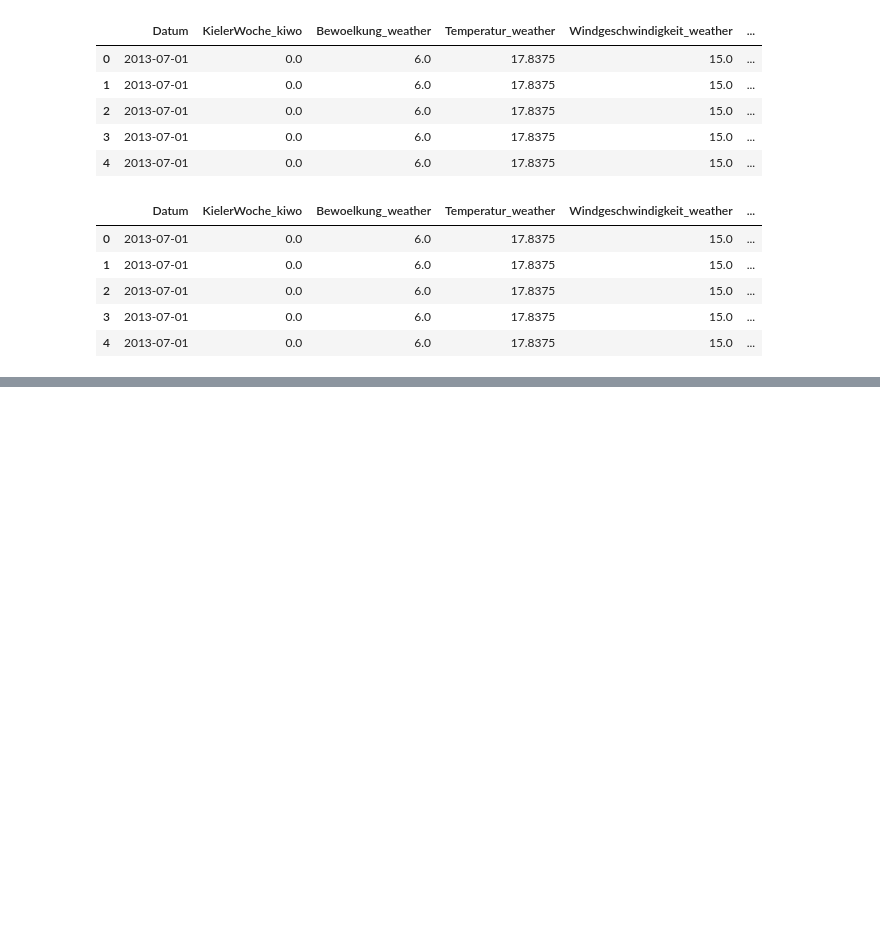
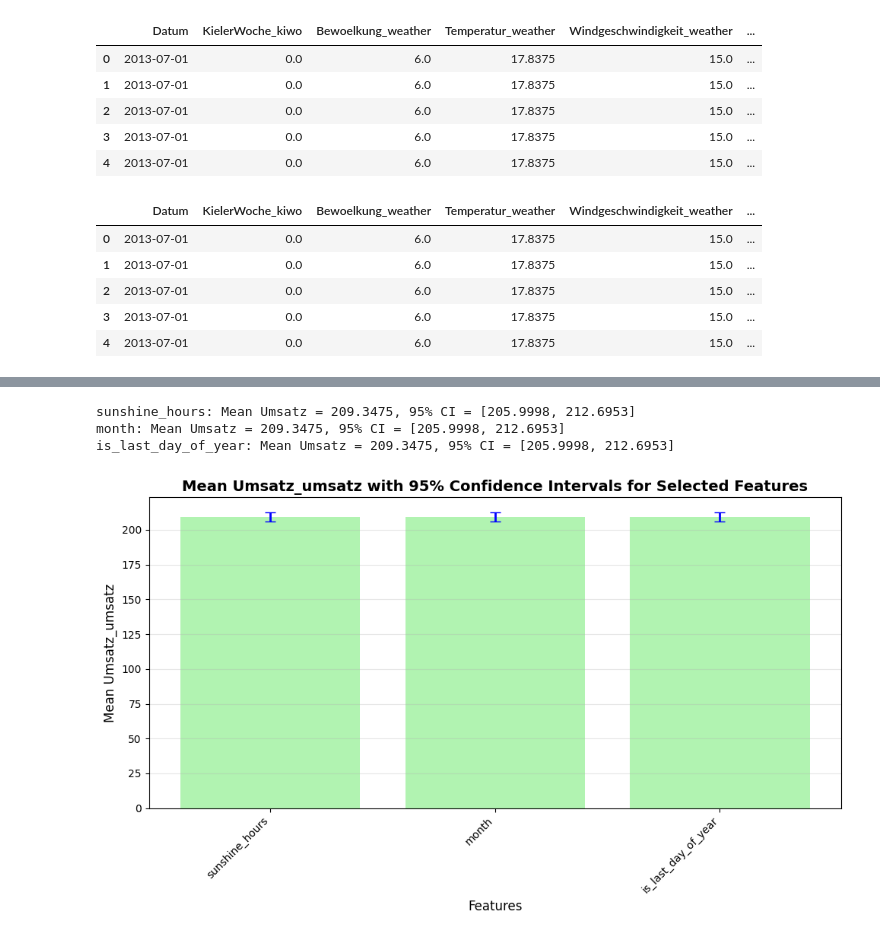
Before and after one commit to Awais16/bakery_sales_prediction, a Jupyter notebook: 1_DatasetCharacteristics/DataCharacter.ipynb, the cells around one changed output, grey strips where cells are left out. Cells and saved outputs as stored; diff of their text form; code cells hidden in the pictures; blank space fills up the shorter version.

```diff
--- a/1_DatasetCharacteristics/DataCharacter.ipynb
+++ b/1_DatasetCharacteristics/DataCharacter.ipynb
@@ -410,0 +417,69 @@ is_last_day_of_year           : Mean =       0.00, CI = [      0.00,       0.00]
+# %%
+# generate bar plot for mean and 95% confidence interval for sunshine_hours, month, last_day_of_year against Umsatz_umsatz
+import matplotlib.pyplot as plt
+import numpy as np
+
+features_to_plot = ['sunshine_hours', 'month', 'is_last_day_of_year']
+means = []
+ci_lower = []
+ci_upper = []
+labels = []
+
+for col in features_to_plot:
+    # Group by the feature and calculate mean Umsatz_umsatz for each group
+    if col in ['month', 'is_last_day_of_year']:
+        # For categorical/discrete variables, calculate mean Umsatz per category
+        grouped_data = df_train_clean_numeric.groupby(col)['Umsatz_umsatz'].apply(list)
+
+        # Calculate weighted average across all groups
+        overall_means = []
+        for group_data in grouped_data:
+            if len(group_data) > 0:
+                overall_means.extend(group_data)
+
+        if len(overall_means) > 0:
+            mean = np.mean(overall_means)
+            std_err = stats.sem(overall_means)
+            ci = stats.t.interval(0.95, len(overall_means)-1, loc=mean, scale=std_err)
+
+            means.append(mean)
+            ci_lower.append(mean - ci[0])
+            ci_upper.append(ci[1] - mean)
+            labels.append(col)
+            print(f"{col}: Mean Umsatz = {mean:.4f}, 95% CI = [{ci[0]:.4f}, {ci[1]:.4f}]")
+    else:
+        # For continuous variables, calculate correlation-weighted mean
+        data = df_train_clean_numeric[['Umsatz_umsatz', col]].dropna()
+        if len(data) > 0:
+            mean = data['Umsatz_umsatz'].mean()
+            std_err = stats.sem(data['Umsatz_umsatz'])
+            ci = stats.t.interval(0.95, len(data)-1, loc=mean, scale=std_err)
+
+            means.append(mean)
+            ci_lower.append(mean - ci[0])
+            ci_upper.append(ci[1] - mean)
+            labels.append(col)
+            print(f"{col}: Mean Umsatz = {mean:.4f}, 95% CI = [{ci[0]:.4f}, {ci[1]:.4f}]")
+
+# Create bar chart with error bars
+fig, ax = plt.subplots(figsize=(10, 6))
+x_pos = np.arange(len(labels))
+
+ax.bar(x_pos, means, yerr=[ci_lower, ci_upper],
+       capsize=5, alpha=0.7, color='lightgreen',
+       error_kw={'elinewidth': 2, 'ecolor': 'blue'})
+
+ax.set_xlabel('Features', fontsize=12)
+ax.set_ylabel('Mean Umsatz_umsatz', fontsize=12)
+ax.set_title('Mean Umsatz_umsatz with 95% Confidence Intervals for Selected Features', fontsize=14, fontweight='bold')
+ax.set_xticks(x_pos)
+ax.set_xticklabels(labels, rotation=45, ha='right')
+ax.grid(axis='y', alpha=0.3)
+
+plt.tight_layout()
+plt.show()
+# %% [output]
+sunshine_hours: Mean Umsatz = 209.3475, 95% CI = [205.9998, 212.6953]
+month: Mean Umsatz = 209.3475, 95% CI = [205.9998, 212.6953]
+is_last_day_of_year: Mean Umsatz = 209.3475, 95% CI = [205.9998, 212.6953]
+[figure, added]
```
Also changed, not shown: parts of 5 cells of this notebook, 2 other files.
